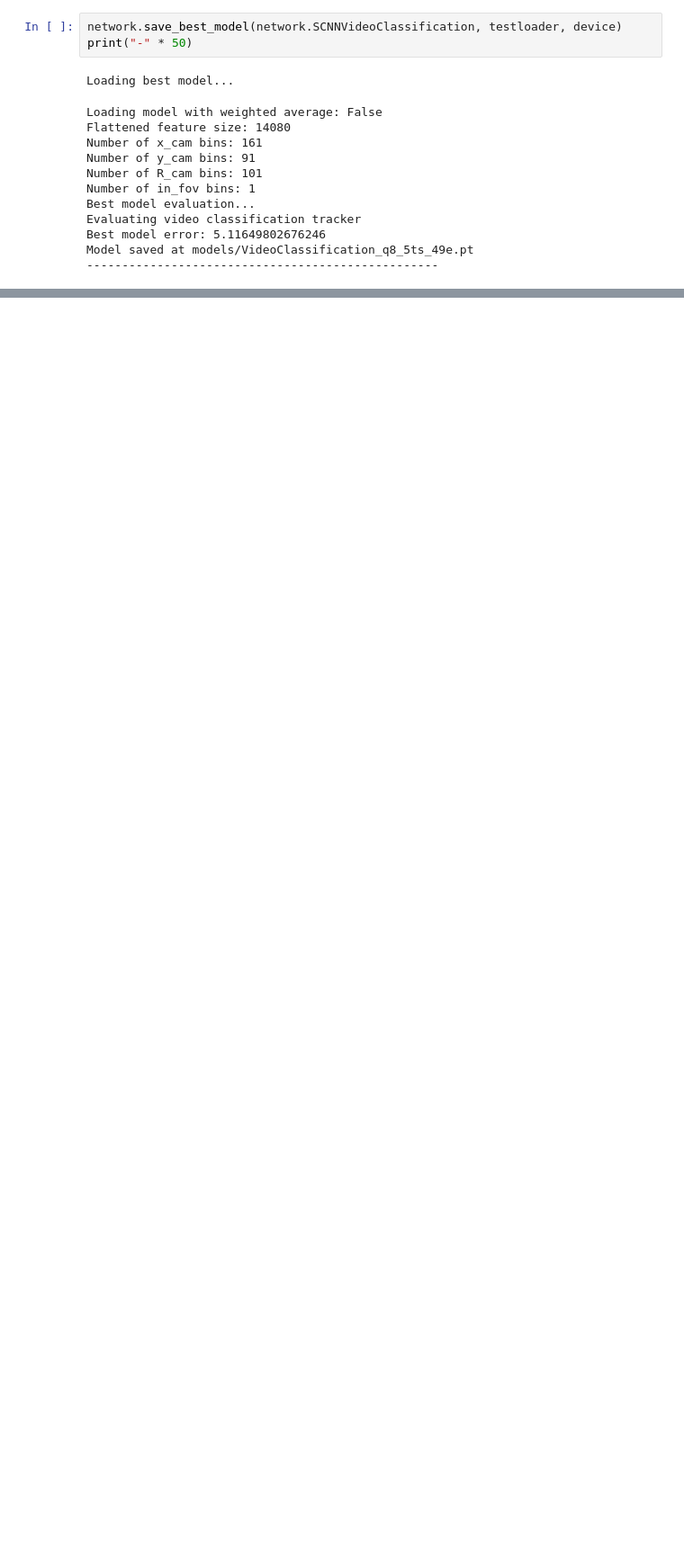
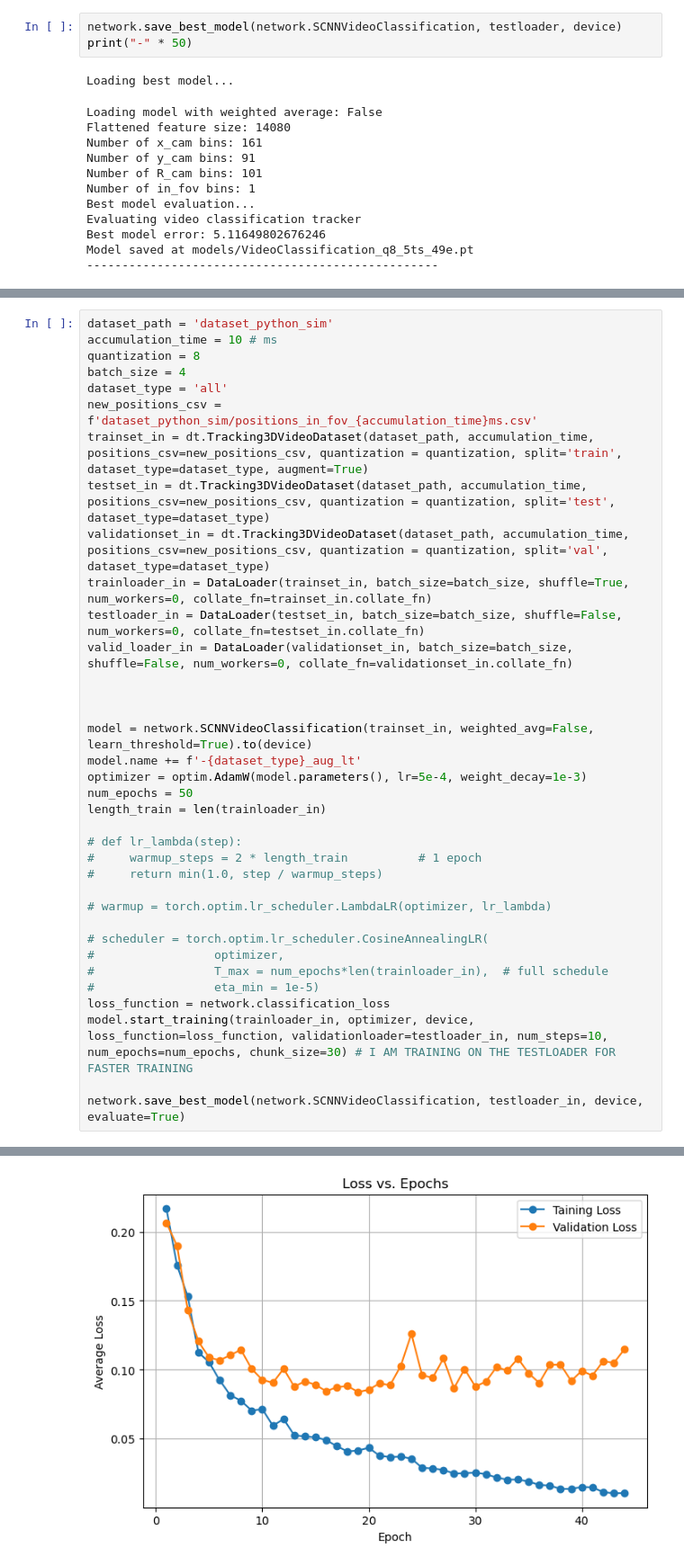
Before and after one commit to MarioRealEn/GoalieSNN, a Jupyter notebook: tests.ipynb, the cells around one changed output, grey strips where cells are left out. Shown at 90% size. Cells and saved outputs as stored; diff of their text form; blank space fills up the shorter version.

```diff
--- a/tests.ipynb
+++ b/tests.ipynb
@@ -1545,0 +1648,37 @@ Model saved at models/VideoClassification_q8_5ts_49e.pt
+# %%
+dataset_path = 'dataset_python_sim'
+accumulation_time = 10 # ms
+quantization = 8
+batch_size = 4
+dataset_type = 'all'
+new_positions_csv = f'dataset_python_sim/positions_in_fov_{accumulation_time}ms.csv'
+trainset_in = dt.Tracking3DVideoDataset(dataset_path, accumulation_time, positions_csv=new_positions_csv, quantization = quantization, split='train', dataset_type=dataset_type, augment=True)
+testset_in = dt.Tracking3DVideoDataset(dataset_path, accumulation_time, positions_csv=new_positions_csv, quantization = quantization, split='test', dataset_type=dataset_type)
+validationset_in = dt.Tracking3DVideoDataset(dataset_path, accumulation_time, positions_csv=new_positions_csv, quantization = quantization, split='val', dataset_type=dataset_type)
+trainloader_in = DataLoader(trainset_in, batch_size=batch_size, shuffle=True, num_workers=0, collate_fn=trainset_in.collate_fn)
+testloader_in = DataLoader(testset_in, batch_size=batch_size, shuffle=False, num_workers=0, collate_fn=testset_in.collate_fn)
+valid_loader_in = DataLoader(validationset_in, batch_size=batch_size, shuffle=False, num_workers=0, collate_fn=validationset_in.collate_fn)
+
+
+
+model = network.SCNNVideoClassification(trainset_in, weighted_avg=False, learn_threshold=True).to(device)
+model.name += f'-{dataset_type}_aug_lt'
+optimizer = optim.AdamW(model.parameters(), lr=5e-4, weight_decay=1e-3)
+num_epochs = 50
+length_train = len(trainloader_in)
+
+# def lr_lambda(step):
+#     warmup_steps = 2 * length_train          # 1 epoch
+#     return min(1.0, step / warmup_steps)
+
+# warmup = torch.optim.lr_scheduler.LambdaLR(optimizer, lr_lambda)
+
+# scheduler = torch.optim.lr_scheduler.CosineAnnealingLR(
+#                 optimizer,
+#                 T_max = num_epochs*len(trainloader_in),  # full schedule
+#                 eta_min = 1e-5)
+loss_function = network.classification_loss
+model.start_training(trainloader_in, optimizer, device, loss_function=loss_function, validationloader=testloader_in, num_steps=10, num_epochs=num_epochs, chunk_size=30) # I AM TRAINING ON THE TESTLOADER FOR FASTER TRAINING
+
+network.save_best_model(network.SCNNVideoClassification, testloader_in, device, evaluate=True)
+# %% [output]
@@ -1545,0 +1702 @@ Model saved at models/VideoClassification_q8_5ts_49e.pt
+[figure, added]
```
Also changed, not shown: parts of 15 cells of this notebook, 22 other files.
